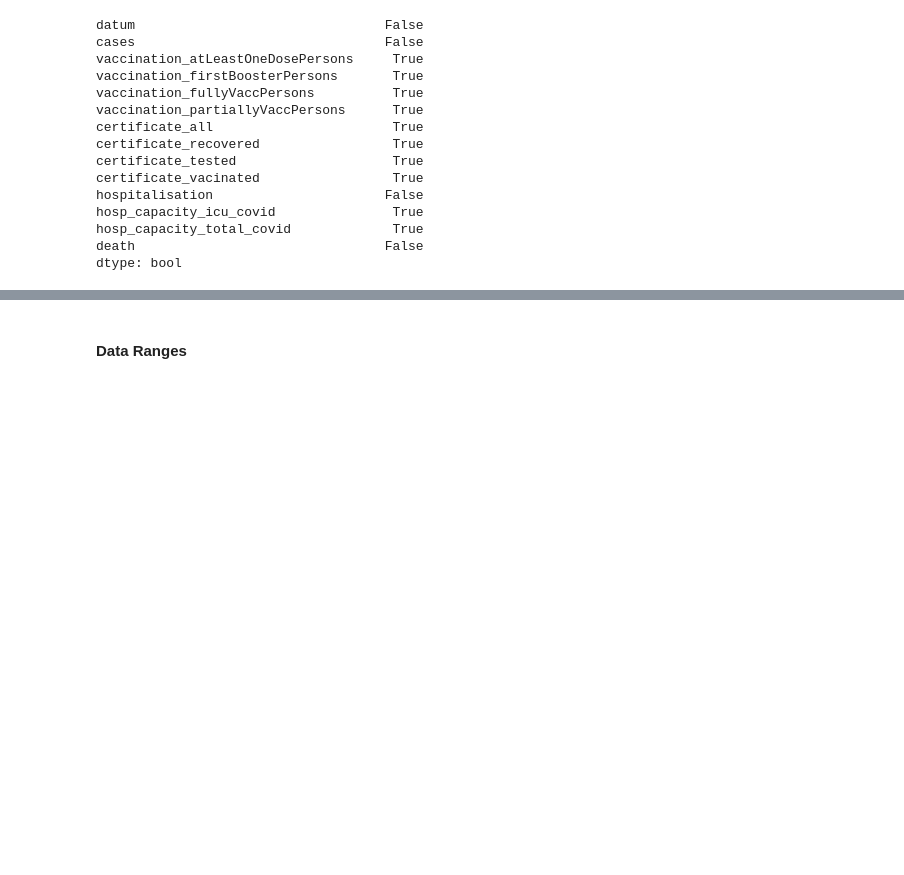
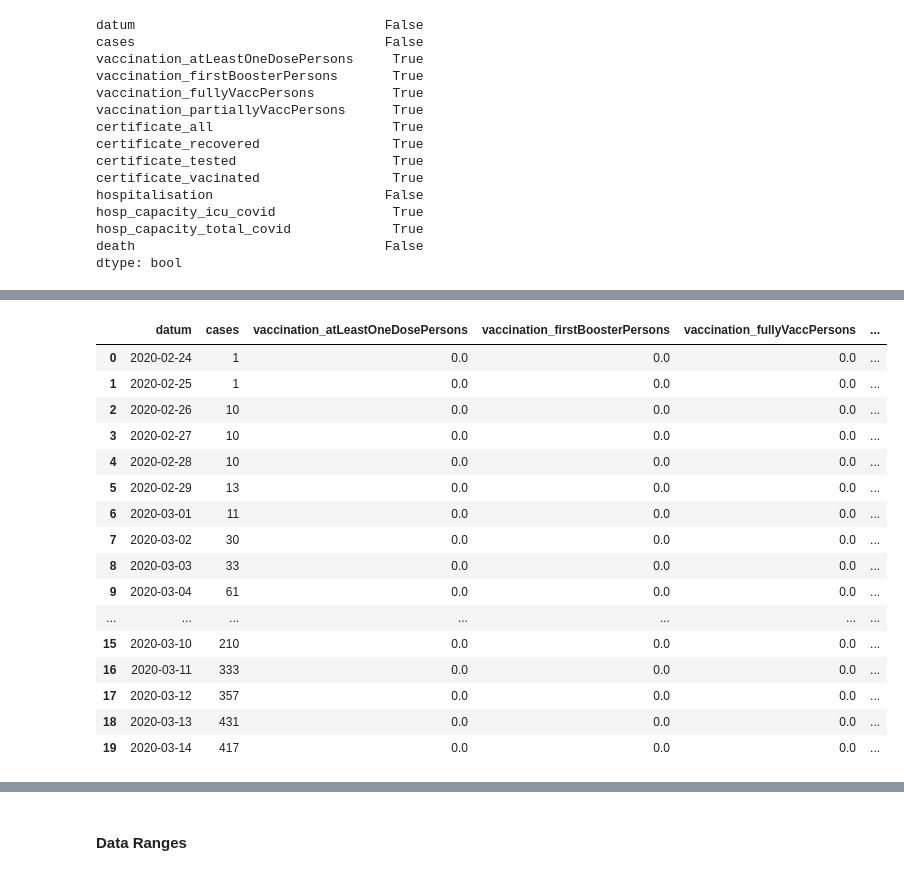
Before and after one commit to maggi71/ml-corona, a Jupyter notebook: preprocessing/data_analysis.ipynb, the cells around one changed output, grey strips where cells are left out. Cells and saved outputs as stored; diff of their text form; code cells hidden in the pictures; blank space fills up the shorter version.

```diff
--- a/preprocessing/data_analysis.ipynb
+++ b/preprocessing/data_analysis.ipynb
@@ -157,0 +231,2 @@ Es bietet sich also an, diese Werte mit '0' zu ersetzen.
+# %%
+df['certificate_recovered'] = df['certificate_recovered'].fillna(0)
@@ -157,0 +239,2 @@ Es bietet sich also an, diese Werte mit '0' zu ersetzen.
+# %%
+df['certificate_tested'] = df['certificate_tested'].fillna(0)
@@ -157,0 +247,2 @@ Es bietet sich also an, diese Werte mit '0' zu ersetzen.
+# %%
+df['certificate_vacinated'] = df['certificate_vacinated'].fillna(0)
@@ -157,0 +344,23 @@ Es bietet sich also an, diese Werte mit '0' zu ersetzen.
+# %%
+# TODO
+df['hosp_capacity_icu_covid'] = df['hosp_capacity_icu_covid'].interpolate(method='backfill')
+# %%
+df.head(n=20)
+# %% [output]
+|  | datum | cases | vaccination_atLeastOneDosePersons | vaccination_firstBoosterPersons | vaccination_fullyVaccPersons | ... |
+| 0 | 2020-02-24 | 1 | 0.0 | 0.0 | 0.0 | ... |
+| 1 | 2020-02-25 | 1 | 0.0 | 0.0 | 0.0 | ... |
+| 2 | 2020-02-26 | 10 | 0.0 | 0.0 | 0.0 | ... |
+| 3 | 2020-02-27 | 10 | 0.0 | 0.0 | 0.0 | ... |
+| 4 | 2020-02-28 | 10 | 0.0 | 0.0 | 0.0 | ... |
+| 5 | 2020-02-29 | 13 | 0.0 | 0.0 | 0.0 | ... |
+| 6 | 2020-03-01 | 11 | 0.0 | 0.0 | 0.0 | ... |
+| 7 | 2020-03-02 | 30 | 0.0 | 0.0 | 0.0 | ... |
+| 8 | 2020-03-03 | 33 | 0.0 | 0.0 | 0.0 | ... |
+| 9 | 2020-03-04 | 61 | 0.0 | 0.0 | 0.0 | ... |
+| ... | ... | ... | ... | ... | ... | ... |
+| 15 | 2020-03-10 | 210 | 0.0 | 0.0 | 0.0 | ... |
+| 16 | 2020-03-11 | 333 | 0.0 | 0.0 | 0.0 | ... |
+| 17 | 2020-03-12 | 357 | 0.0 | 0.0 | 0.0 | ... |
+| 18 | 2020-03-13 | 431 | 0.0 | 0.0 | 0.0 | ... |
+| 19 | 2020-03-14 | 417 | 0.0 | 0.0 | 0.0 | ... |
```
Also changed, not shown: parts of 32 cells of this notebook.
